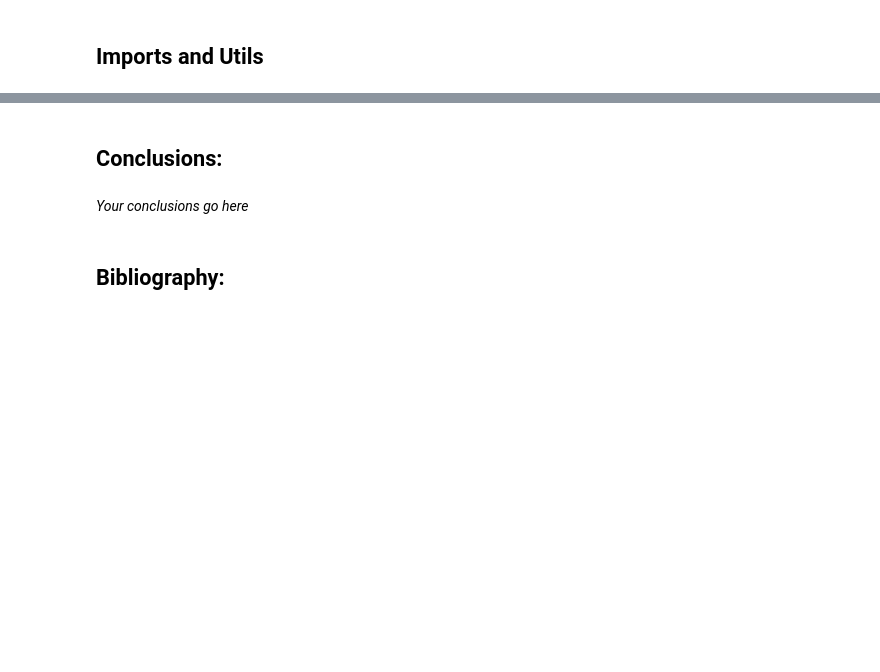
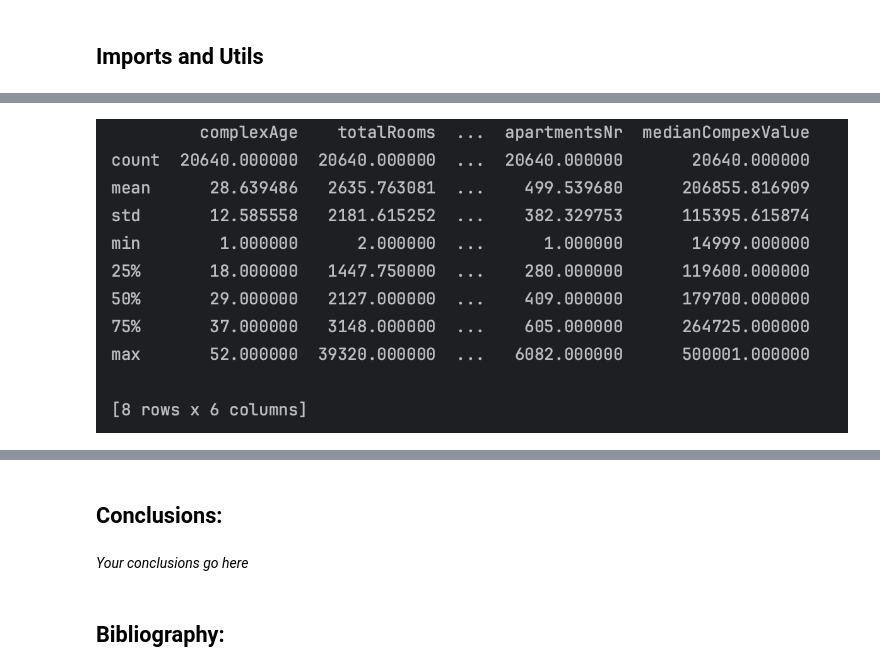
Before and after one commit to vastafi/AI_Labs, a Jupyter notebook: 4.LinearRegression/L4_Astafi_Valentina.ipynb, the cells around one changed output, grey strips where cells are left out. Drawn from its saved outputs; the diff is of its cells as text; code cells hidden in the pictures; blank space fills up the shorter version.

```diff
--- a/4.LinearRegression/L4_Astafi_Valentina.ipynb
+++ b/4.LinearRegression/L4_Astafi_Valentina.ipynb
@@ -16,0 +58,4 @@ import SimpleGUICS2Pygame.simpleguics2pygame as simplegui
+# %%
+Image(filename="./results/3.png")
+# %% [output]
+[figure, added]
```
Also changed, not shown: parts of 22 cells of this notebook, 6 other files.
